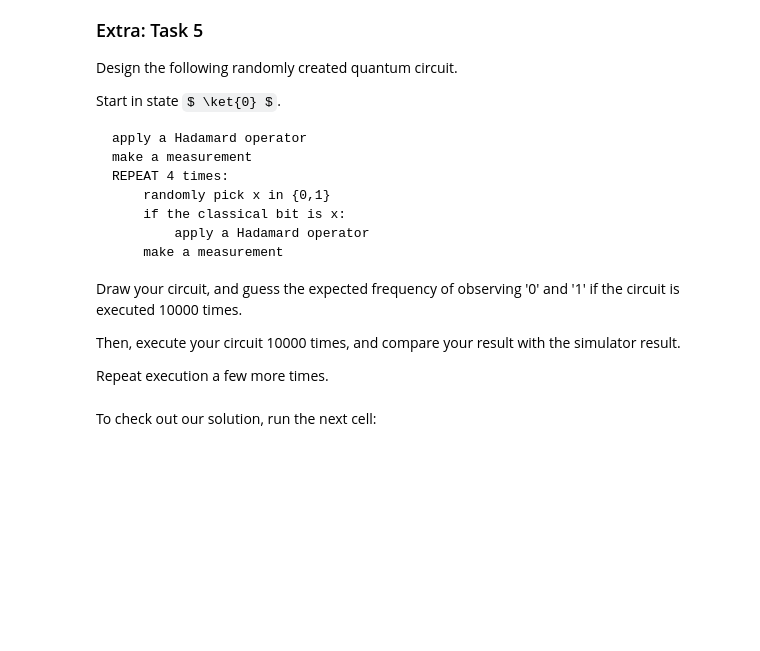
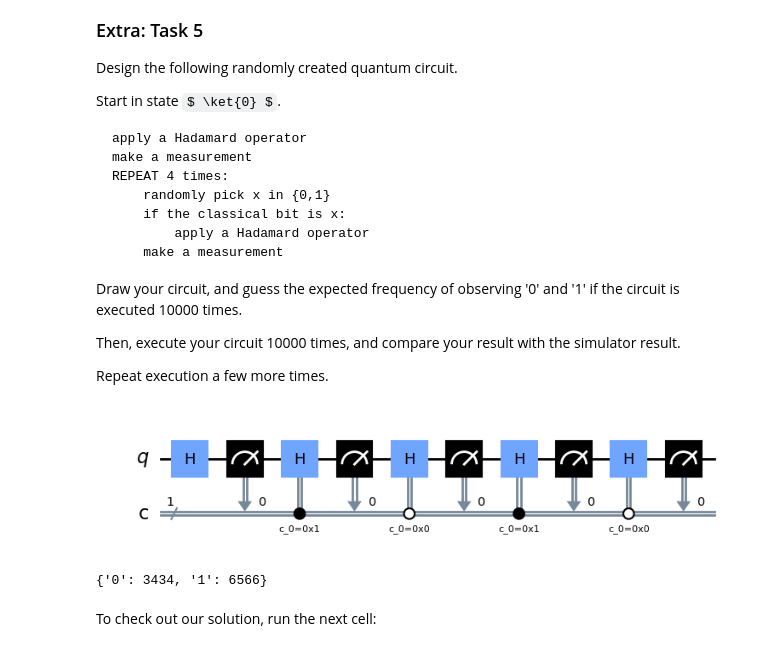
Before and after one commit to james-lucius/qworld, a Jupyter notebook: QB23_Q36_Superposition_and_Measurement.ipynb, the cells around one changed output. Drawn from its saved outputs; the diff is of its cells as text; code cells hidden in the pictures; some formulas as TeX source; blank space fills up the shorter version.

```diff
--- a/QB23_Q36_Superposition_and_Measurement.ipynb
+++ b/QB23_Q36_Superposition_and_Measurement.ipynb
@@ -387,13 +438,28 @@ Then, execute your circuit 10000 times, and compare your result with the simulat
 Repeat execution a few more times.
 # %%
 # import all necessary objects and methods for quantum circuits
-from qiskit import QuantumRegister, ClassicalRegister, QuantumCircuit, execute, Aer
+from qiskit import QuantumCircuit, execute, Aer
 # import randrange for random choices
 from random import randrange
 
 #
 # your code is here
 #
+qc = QuantumCircuit(1, 1)
+qc.h(0)
+qc.measure(0, 0)
+for i in range(4):
+  qc.h(0).c_if(0, randrange(2))
+  qc.measure(0, 0)
+
+display(qc.draw(output = 'mpl'))
+
+job = execute(qc, Aer.get_backend('qasm_simulator'), shots = 10000)
+counts = job.result().get_counts(qc)
+print(counts)
+# %% [output]
+[figure, added]
+{'0': 3434, '1': 6566}
 # %% [markdown]
 To check out our solution, run the next cell:
 # %%
```
Also changed, not shown: parts of 6 cells of this notebook.
